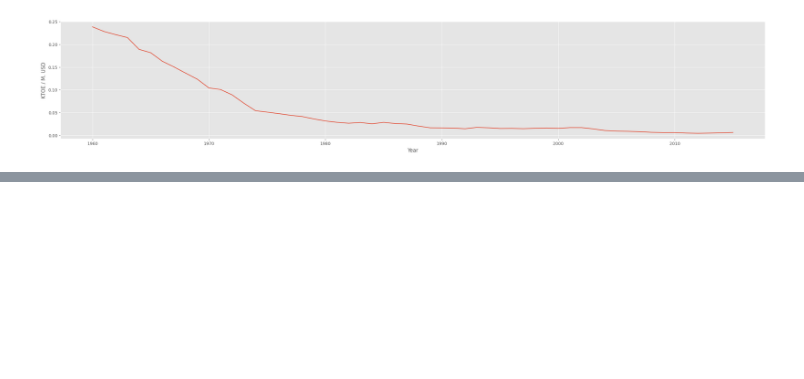
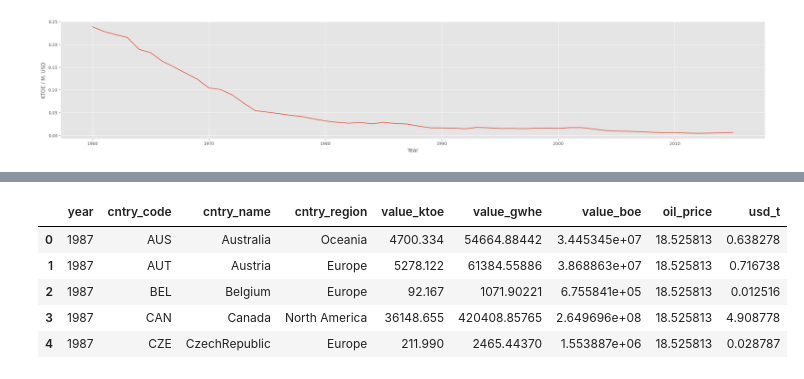
Before and after one commit to forceliuss/renewable_integration, a Jupyter notebook: notebooks/cleaning.ipynb, the cells around one changed output, grey strips where cells are left out. Saved outputs shown, nothing was run; the diff lists cells and outputs as text; code cells hidden in the pictures; blank space fills up the shorter version.

Commit message:
update main.py

```diff
--- a/notebooks/cleaning.ipynb
+++ b/notebooks/cleaning.ipynb
@@ -118,0 +143,31 @@ plt.show()
+# %%
+oil_price = oil_clean()
+ren = renw_clean()
+
+
+# 1 toe = 11.63 (MWh) = 7.33 (Barrels of oil equivalent)
+
+kto_gwh = 11.63 # 1 Ktoe = 11.63 (GWh)
+kto_bo = 7330 # 1 Ktoe = 7330 (Barrels of oil equivalent)
+
+
+ren = ren.rename(columns={'value' : 'value_ktoe'})
+
+ren['value_boe'] = ren['value_ktoe']*kto_bo
+ren['value_gwhe'] = ren['value_ktoe']*kto_gwh
+
+#Simplifying the dataframes
+ren = ren[['year','cntry_code','cntry_name','cntry_region','value_ktoe','value_gwhe','value_boe']]
+
+
+main_df = pd.merge(ren,oil_price, on='year', how='inner')
+
+main_df['usd_t'] = main_df['value_boe']*main_df['oil_price'] / 10**9
+main_df.head()
+# %% [output]
+|  | year | cntry_code | cntry_name | cntry_region | value_ktoe | value_gwhe | value_boe | oil_price | usd_t |
+| 0 | 1987 | AUS | Australia | Oceania | 4700.334 | 54664.88442 | 3.445345e+07 | 18.525813 | 0.638278 |
+| 1 | 1987 | AUT | Austria | Europe | 5278.122 | 61384.55886 | 3.868863e+07 | 18.525813 | 0.716738 |
+| 2 | 1987 | BEL | Belgium | Europe | 92.167 | 1071.90221 | 6.755841e+05 | 18.525813 | 0.012516 |
+| 3 | 1987 | CAN | Canada | North America | 36148.655 | 420408.85765 | 2.649696e+08 | 18.525813 | 4.908778 |
+| 4 | 1987 | CZE | CzechRepublic | Europe | 211.990 | 2465.44370 | 1.553887e+06 | 18.525813 | 0.028787 |
```
Also changed, not shown: parts of 2 cells of this notebook, 7 other files.
